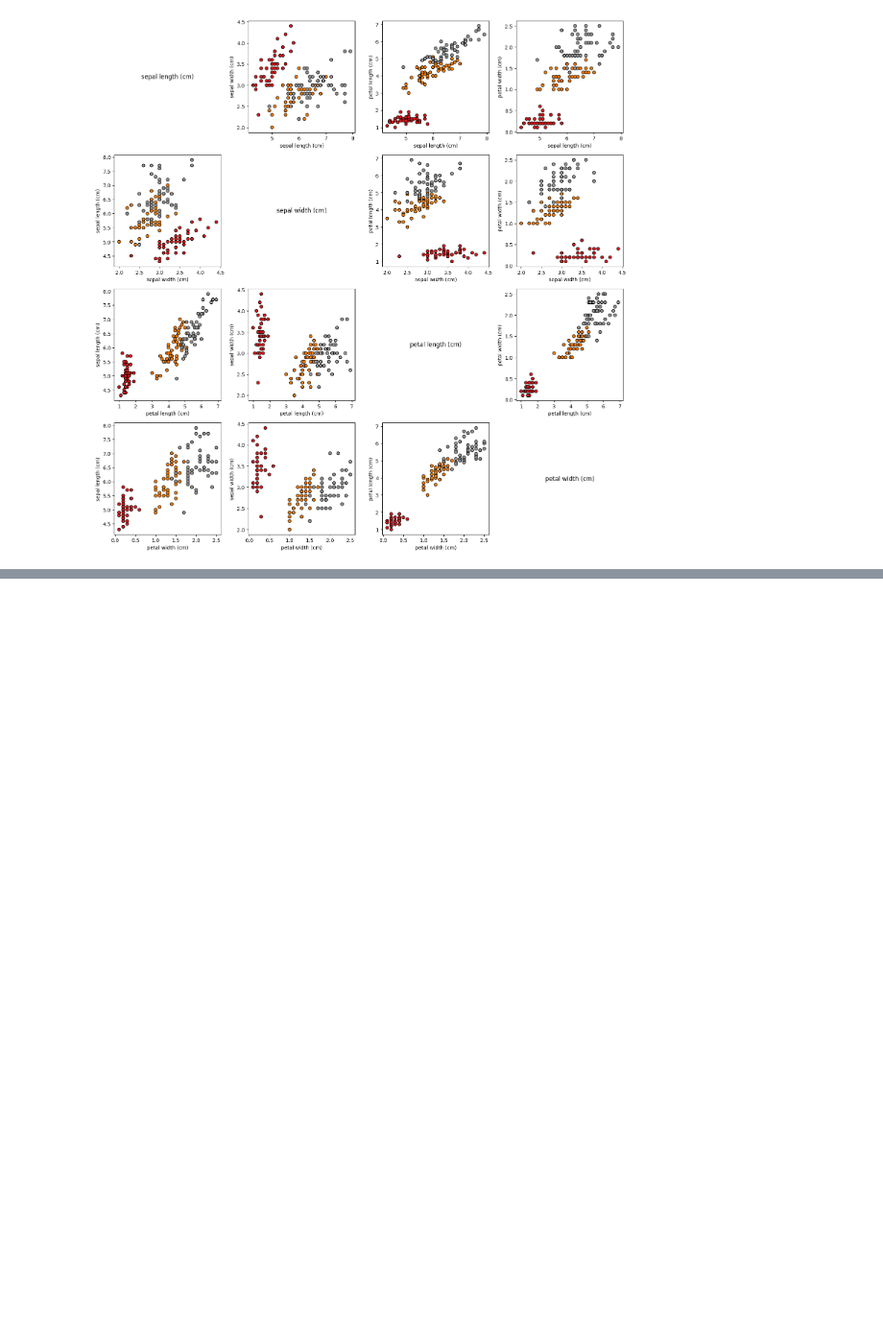
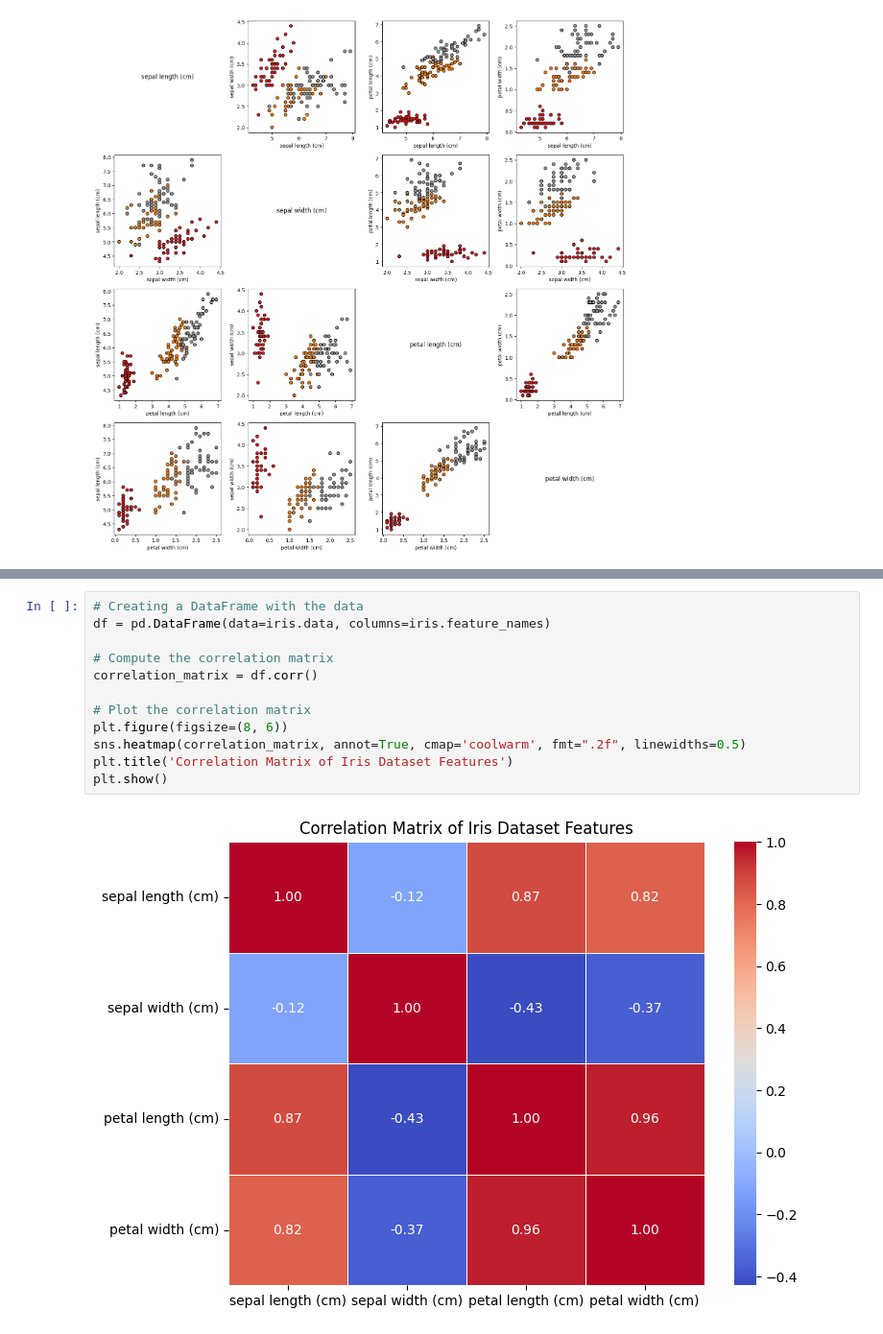
Before and after one commit to Is7ac/ML, a Jupyter notebook: lab1.ipynb, the cells around one changed output, grey strips where cells are left out. Shown at 96% size. Drawn from its saved outputs; the diff is of its cells as text; blank space fills up the shorter version.

```diff
--- a/lab1.ipynb
+++ b/lab1.ipynb
@@ -88,0 +87,14 @@ for i in range(num_features):
+# %%
+# Creating a DataFrame with the data
+df = pd.DataFrame(data=iris.data, columns=iris.feature_names)
+
+# Compute the correlation matrix
+correlation_matrix = df.corr()
+
+# Plot the correlation matrix
+plt.figure(figsize=(8, 6))
+sns.heatmap(correlation_matrix, annot=True, cmap='coolwarm', fmt=".2f", linewidths=0.5)
+plt.title('Correlation Matrix of Iris Dataset Features')
+plt.show()
+# %% [output]
+[figure, added]
```
Also changed, not shown: parts of 2 cells of this notebook.
